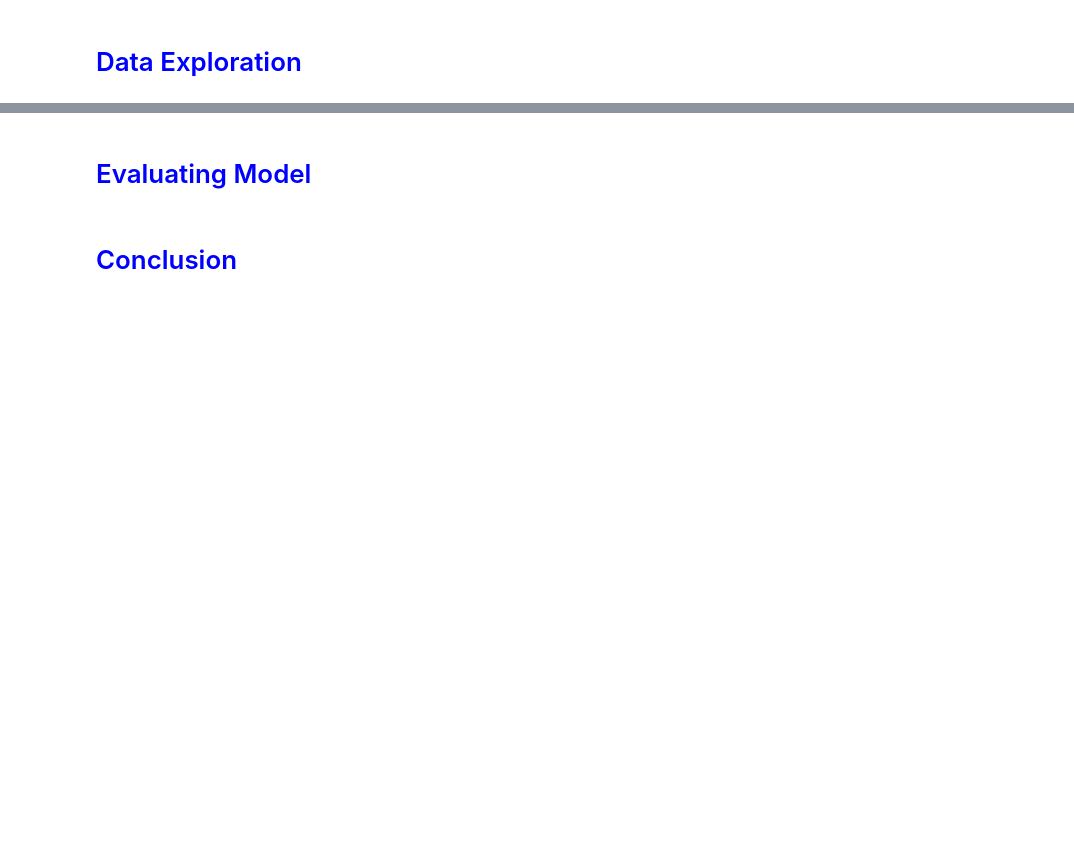
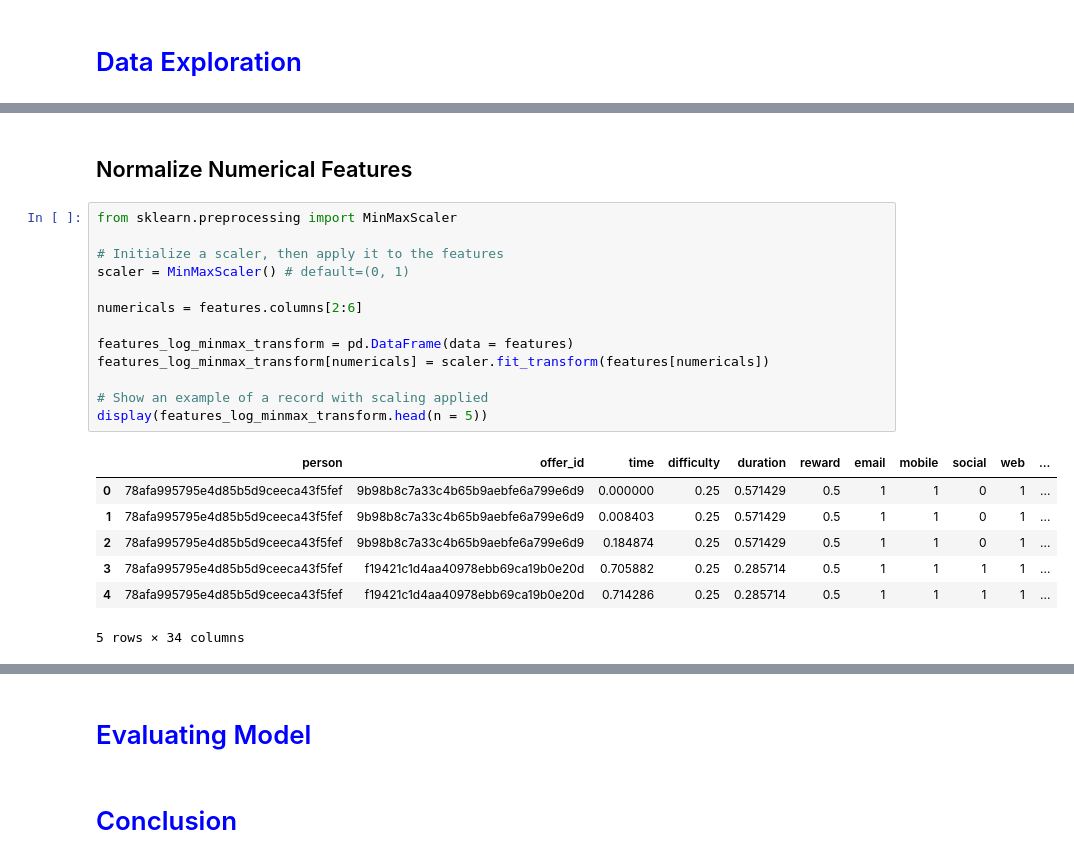
Before and after one commit to powerpratik/Starbucks-Capstone-Project, a Jupyter notebook: starbucks_capstone_notebook.ipynb, the cells around one changed output, grey strips where cells are left out. Drawn from its saved outputs; the diff is of its cells as text; blank space fills up the shorter version.

```diff
--- a/starbucks_capstone_notebook.ipynb
+++ b/starbucks_capstone_notebook.ipynb
@@ -506,0 +719,23 @@ cleaned_transcript[cleaned_transcript['offer completed']==1].shape
+# %% [markdown]
+## Normalize Numerical Features
+# %%
+from sklearn.preprocessing import MinMaxScaler
+
+# Initialize a scaler, then apply it to the features
+scaler = MinMaxScaler() # default=(0, 1)
+
+numericals = features.columns[2:6]
+
+features_log_minmax_transform = pd.DataFrame(data = features)
+features_log_minmax_transform[numericals] = scaler.fit_transform(features[numericals])
+
+# Show an example of a record with scaling applied
+display(features_log_minmax_transform.head(n = 5))
+# %% [output]
+|  | person | offer_id | time | difficulty | duration | reward | email | mobile | social | web | ... |
+| 0 | 78afa995795e4d85b5d9ceeca43f5fef | 9b98b8c7a33c4b65b9aebfe6a799e6d9 | 0.000000 | 0.25 | 0.571429 | 0.5 | 1 | 1 | 0 | 1 | ... |
+| 1 | 78afa995795e4d85b5d9ceeca43f5fef | 9b98b8c7a33c4b65b9aebfe6a799e6d9 | 0.008403 | 0.25 | 0.571429 | 0.5 | 1 | 1 | 0 | 1 | ... |
+| 2 | 78afa995795e4d85b5d9ceeca43f5fef | 9b98b8c7a33c4b65b9aebfe6a799e6d9 | 0.184874 | 0.25 | 0.571429 | 0.5 | 1 | 1 | 0 | 1 | ... |
+| 3 | 78afa995795e4d85b5d9ceeca43f5fef | f19421c1d4aa40978ebb69ca19b0e20d | 0.705882 | 0.25 | 0.285714 | 0.5 | 1 | 1 | 1 | 1 | ... |
+| 4 | 78afa995795e4d85b5d9ceeca43f5fef | f19421c1d4aa40978ebb69ca19b0e20d | 0.714286 | 0.25 | 0.285714 | 0.5 | 1 | 1 | 1 | 1 | ... |
+5 rows × 34 columns
```
Also changed, not shown: parts of 27 cells of this notebook.
